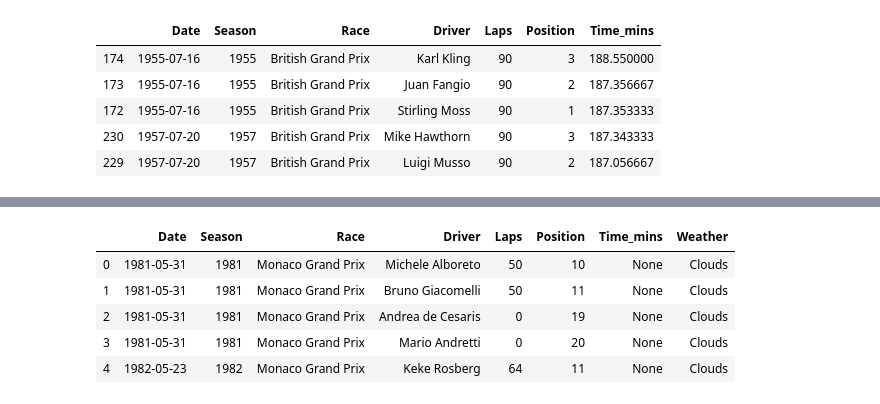
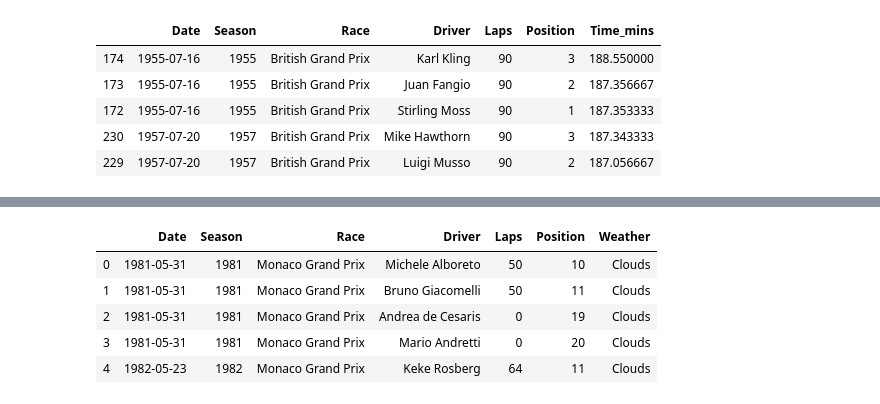
Before and after one commit to duggann3/jupyter_notebooks_data_science, a Jupyter notebook: Formula1.ipynb, the cells around one changed output, grey strips where cells are left out. Saved outputs shown, nothing was run; the diff lists cells and outputs as text; code cells hidden in the pictures.

```diff
--- a/Formula1.ipynb
+++ b/Formula1.ipynb
@@ -12,3 +23,5 @@ from urllib3.util import Retry
+# %%
+working_dir = "/Users/nick.duggan/workspace/Notebooks"
 # %% [markdown]
 ### Formula 1 API
 
@@ -464,0 +518,22 @@ race_group_df[0:5]
+# %%
+# make a call to the api to get race data for drivers that had a collision
+collision_data = get_data_from_api(
+              api_options='status/4/results.json',
+              api_limit='?limit=1000')
+
+# save collision data to a file.
+save_raw_data_to_file(collision_data, "{0}/formula1_collision_data.json".format(working_dir))
+
+# parse the collision data
+collisions = parse_api_data(read_json_file("{0}/formula1_collision_data.json".format(working_dir)))
+
+# create a DataFrame for collision data
+collisions_df = pandas.DataFrame(collisions)
+
+# create a new DataFrame which is the collisions DataFrame grouped by Race.
+# Since the race name repeats per collision in collisions_df we can just get the count of Race names
+# and that will be our collision count per Race.
+race_group_df = collisions_df.groupby("Race").size().reset_index(name='Collisions')
+
+# show an example of the new DataFrame.
+race_group_df[0:5]
@@ -470,25 +561,26 @@ fig.show()
 # %%
+# create a data frame from collisions_df with a sub set of columns where Race is Monaco Grand Prix'
 monaco_collisions = collisions_df[["Date",
                   "Season",
                   "Race",
                   "Driver",
                   "Laps",
-                  "Position",
-                  "Time_mins"]].query(
-                  "Race == 'Monaco Grand Prix'").sort_values(
-                  by="Time_mins",
-                  ascending=False)
+                  "Position"]].query(
+                  "Race == 'Monaco Grand Prix'")
 
+# Merge the new Monaco collisions DataFrame with the weather data
+# use an inner join on common key Date to get the intersection of both DataFrames.
 collisions_weather_data = pandas.merge(monaco_collisions,
                       weather_data,
                       how='inner',
                       on=['Date'])
 
+# Show an example of the DataFrame
 collisions_weather_data[0:5]
 # %% [output]
-|  | Date | Season | Race | Driver | Laps | Position | Time_mins | Weather |
-| 0 | 1981-05-31 | 1981 | Monaco Grand Prix | Michele Alboreto | 50 | 10 | None | Clouds |
-| 1 | 1981-05-31 | 1981 | Monaco Grand Prix | Bruno Giacomelli | 50 | 11 | None | Clouds |
-| 2 | 1981-05-31 | 1981 | Monaco Grand Prix | Andrea de Cesaris | 0 | 19 | None | Clouds |
-| 3 | 1981-05-31 | 1981 | Monaco Grand Prix | Mario Andretti | 0 | 20 | None | Clouds |
-| 4 | 1982-05-23 | 1982 | Monaco Grand Prix | Keke Rosberg | 64 | 11 | None | Clouds |
+|  | Date | Season | Race | Driver | Laps | Position | Weather |
+| 0 | 1981-05-31 | 1981 | Monaco Grand Prix | Michele Alboreto | 50 | 10 | Clouds |
+| 1 | 1981-05-31 | 1981 | Monaco Grand Prix | Bruno Giacomelli | 50 | 11 | Clouds |
+| 2 | 1981-05-31 | 1981 | Monaco Grand Prix | Andrea de Cesaris | 0 | 19 | Clouds |
+| 3 | 1981-05-31 | 1981 | Monaco Grand Prix | Mario Andretti | 0 | 20 | Clouds |
+| 4 | 1982-05-23 | 1982 | Monaco Grand Prix | Keke Rosberg | 64 | 11 | Clouds |
```
Also changed, not shown: parts of 25 cells of this notebook.
